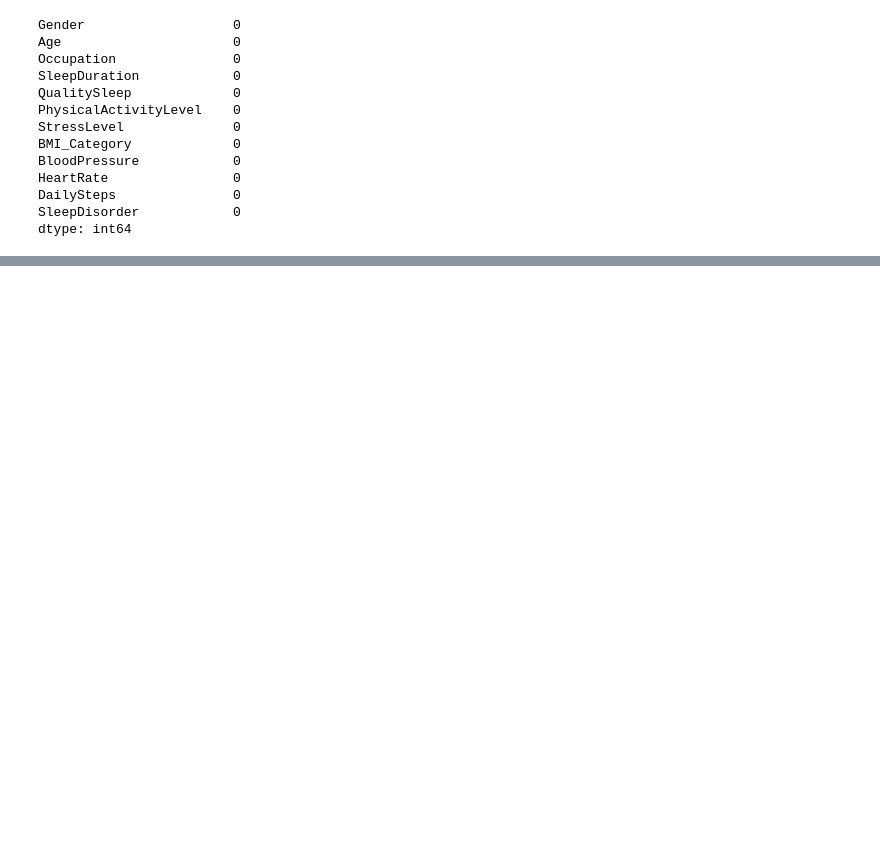
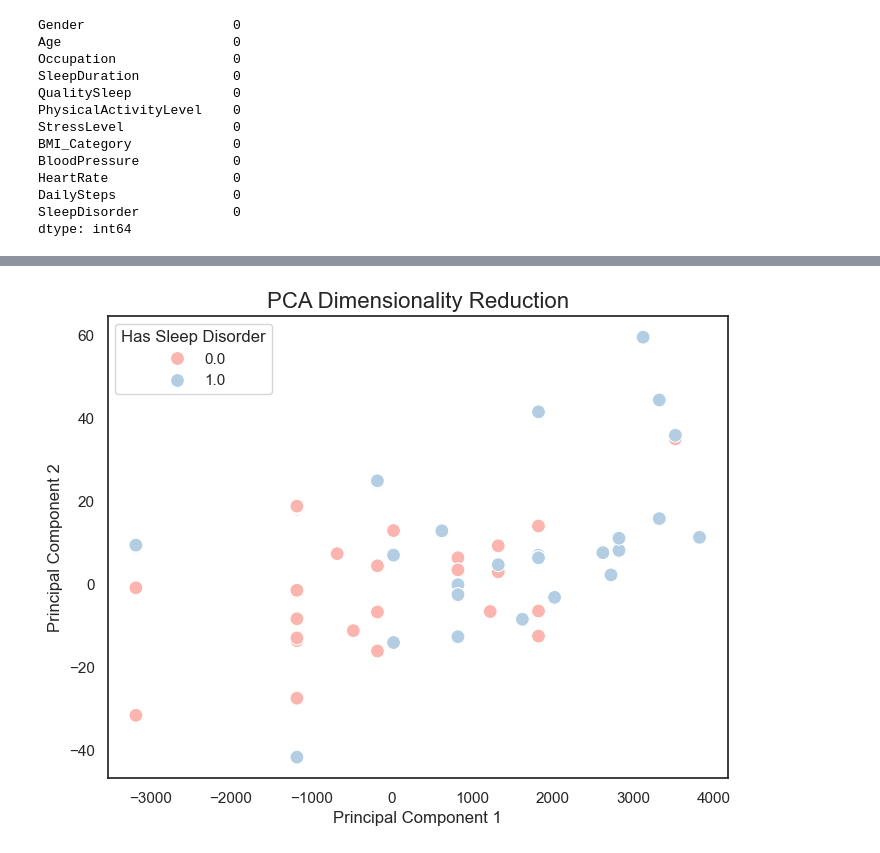
Before and after one commit to VinhHoaTU/Sleep-Problem-Detection, a Jupyter notebook: Script/Notebook.ipynb, the cells around one changed output, grey strips where cells are left out. Drawn from its saved outputs; the diff is of its cells as text; code cells hidden in the pictures; blank space fills up the shorter version.

```diff
--- a/Script/Notebook.ipynb
+++ b/Script/Notebook.ipynb
@@ -126,0 +227,25 @@ X_train, X_test, y_train, y_test = train_test_split(df.drop(columns=["SleepDisor
+# %%
+# Apply PCA (2 components)
+acp = PCA(n_components=2, random_state=42).fit_transform(X)
+
+# Create a DataFrame with PCA components
+acp_df = pd.DataFrame(acp, columns=['Principal Component 1', 'Principal Component 2'])
+acp_df['HasSleepDisorder'] = y
+
+# Set Seaborn style to a blue theme (e.g., 'darkgrid')
+
+# Create the Seaborn scatterplot with blue color palette
+plt.figure(figsize=(8, 6))
+sns.scatterplot(x='Principal Component 1', y='Principal Component 2', hue='HasSleepDisorder',
+                palette="Pastel1", data=acp_df, s=100)
+
+# Customize the plot with titles and labels
+plt.title('PCA Dimensionality Reduction', fontsize=16)
+plt.xlabel('Principal Component 1', fontsize=12)
+plt.ylabel('Principal Component 2', fontsize=12)
+plt.legend(title='Has Sleep Disorder', loc='best')
+
+# Display the plot
+plt.show()
+# %% [output]
+[figure, added]
```
Also changed, not shown: parts of 29 cells of this notebook.
